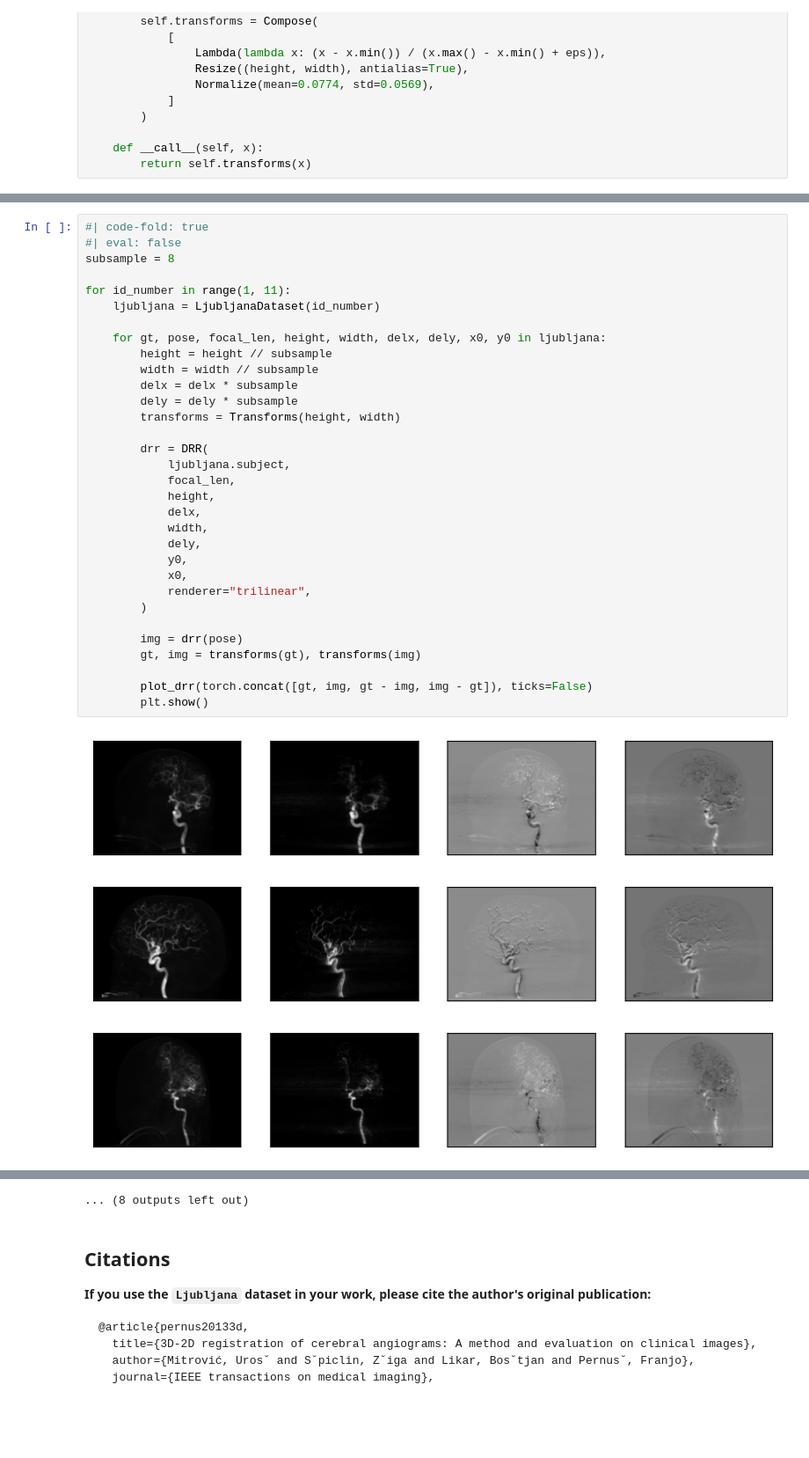
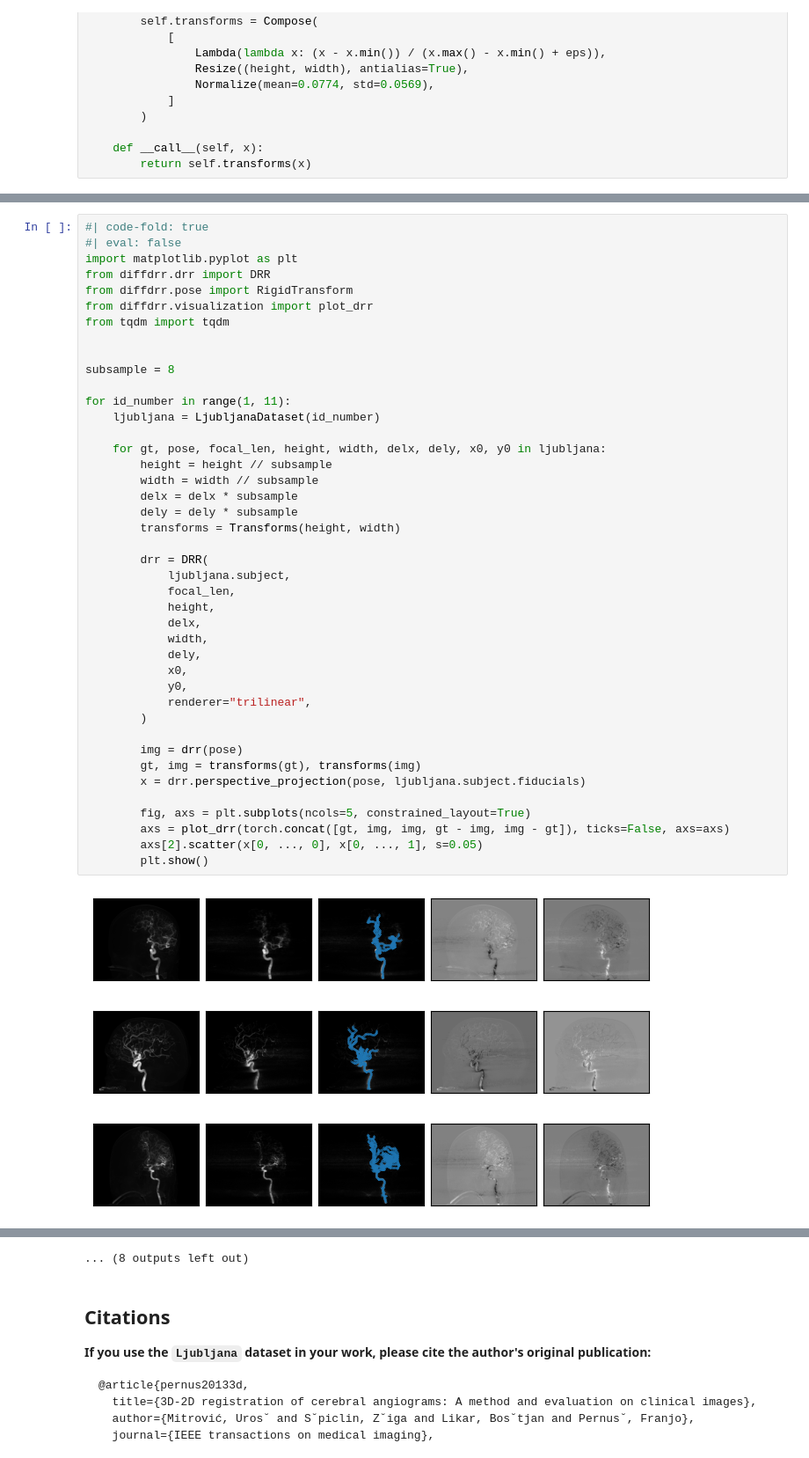
Before and after one commit to eigenvivek/DiffDRR-Datasets, a Jupyter notebook: notebooks/01_ljubljana.ipynb, the cells around one changed output, grey strips where cells are left out. Shown at 88% size. Drawn from its saved outputs; the diff is of its cells as text; blank space fills up the shorter version.

Commit message:
Fix fiducial perspective projection (#4)
* Add examples with fiducial projection

* Fix tests

* Update README.md

```diff
--- a/notebooks/01_ljubljana.ipynb
+++ b/notebooks/01_ljubljana.ipynb
@@ -210,36 +215,46 @@ from tqdm import tqdm
 # %%
 #| code-fold: true
 #| eval: false
+import matplotlib.pyplot as plt
+from diffdrr.drr import DRR
+from diffdrr.pose import RigidTransform
+from diffdrr.visualization import plot_drr
+from tqdm import tqdm
+
+
 subsample = 8
 
 for id_number in range(1, 11):
     ljubljana = LjubljanaDataset(id_number)
 
     for gt, pose, focal_len, height, width, delx, dely, x0, y0 in ljubljana:
         height = height // subsample
         width = width // subsample
         delx = delx * subsample
         dely = dely * subsample
         transforms = Transforms(height, width)
 
         drr = DRR(
             ljubljana.subject,
             focal_len,
             height,
             delx,
             width,
             dely,
+            x0,
             y0,
-            x0,
             renderer="trilinear",
         )
 
         img = drr(pose)
         gt, img = transforms(gt), transforms(img)
+        x = drr.perspective_projection(pose, ljubljana.subject.fiducials)
 
-        plot_drr(torch.concat([gt, img, gt - img, img - gt]), ticks=False)
+        fig, axs = plt.subplots(ncols=5, constrained_layout=True)
+        axs = plot_drr(torch.concat([gt, img, img, gt - img, img - gt]), ticks=False, axs=axs)
+        axs[2].scatter(x[0, ..., 0], x[0, ..., 1], s=0.05)
         plt.show()
 # %% [output]
-[figure, old version]
+[figure, new version]
-[figure, old version]
+[figure, new version]
-[figure, old version]
+[figure, new version]
```
Also changed, not shown: parts of 6 cells of this notebook, 3 other files.
